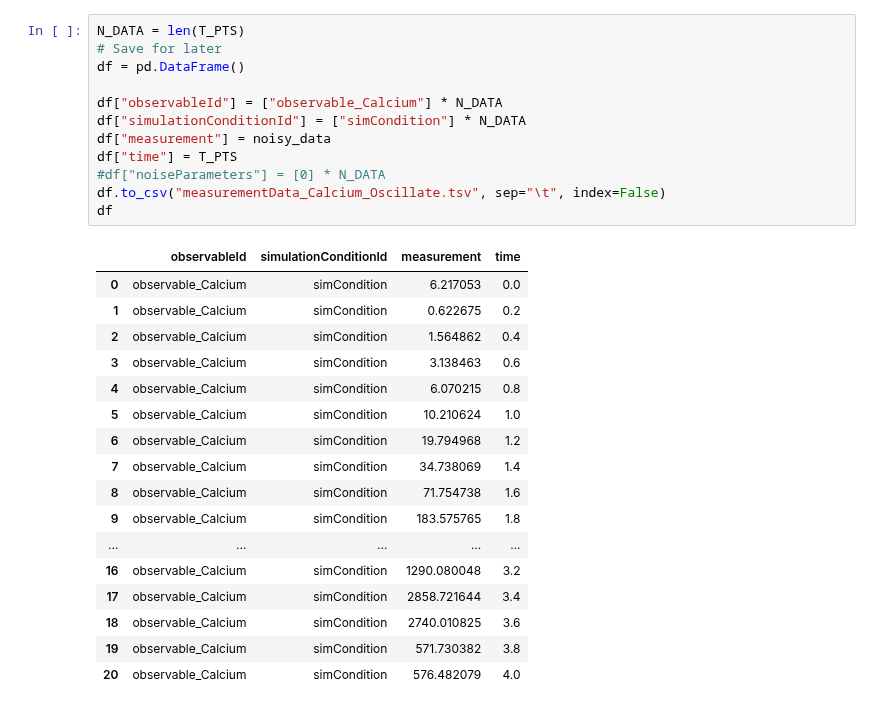
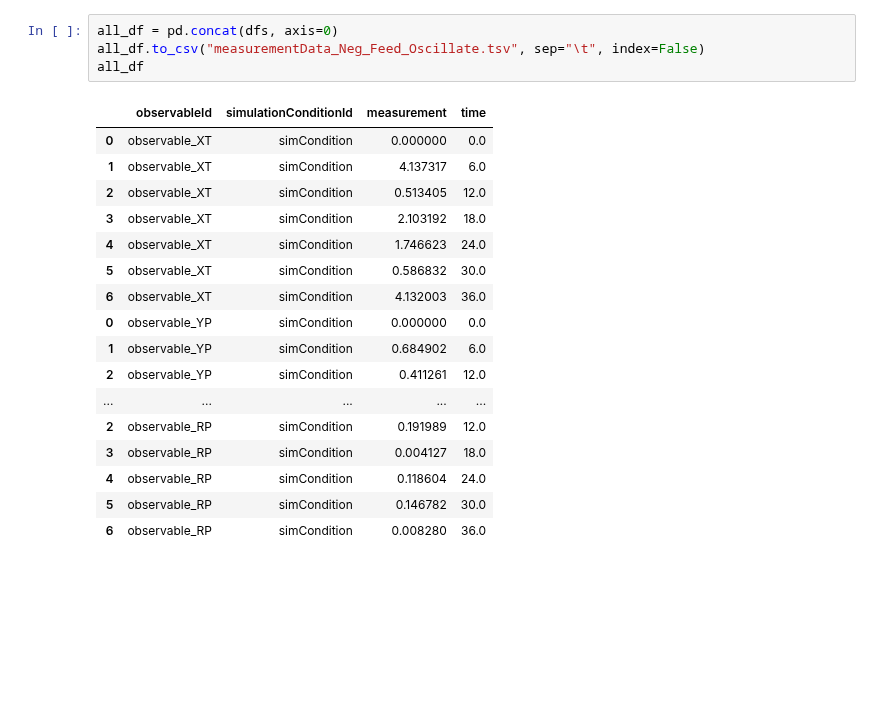
Before and after one commit to LarkinIt/BayesianBenchmark, a Jupyter notebook: Neg_Feed_Oscillate/generate_nfo_data.ipynb, the cells around one changed output. Cells and saved outputs as stored; diff of their text form; blank space fills up the shorter version.

```diff
--- a/Neg_Feed_Oscillate/generate_nfo_data.ipynb
+++ b/Neg_Feed_Oscillate/generate_nfo_data.ipynb
@@ -73,31 +80,23 @@ for i, name in enumerate(SPEC_NAMES):
-# %%
-N_DATA = len(T_PTS)
-# Save for later
-df = pd.DataFrame()
-
-df["observableId"] = ["observable_Calcium"] * N_DATA
-df["simulationConditionId"] = ["simCondition"] * N_DATA
-df["measurement"] = noisy_data
-df["time"] = T_PTS
-#df["noiseParameters"] = [0] * N_DATA
-df.to_csv("measurementData_Calcium_Oscillate.tsv", sep="\t", index=False)
-df
-# %% [output]
-|  | observableId | simulationConditionId | measurement | time |
-| 0 | observable_Calcium | simCondition | 6.217053 | 0.0 |
-| 1 | observable_Calcium | simCondition | 0.622675 | 0.2 |
-| 2 | observable_Calcium | simCondition | 1.564862 | 0.4 |
-| 3 | observable_Calcium | simCondition | 3.138463 | 0.6 |
-| 4 | observable_Calcium | simCondition | 6.070215 | 0.8 |
-| 5 | observable_Calcium | simCondition | 10.210624 | 1.0 |
-| 6 | observable_Calcium | simCondition | 19.794968 | 1.2 |
-| 7 | observable_Calcium | simCondition | 34.738069 | 1.4 |
-| 8 | observable_Calcium | simCondition | 71.754738 | 1.6 |
-| 9 | observable_Calcium | simCondition | 183.575765 | 1.8 |
-| ... | ... | ... | ... | ... |
-| 16 | observable_Calcium | simCondition | 1290.080048 | 3.2 |
-| 17 | observable_Calcium | simCondition | 2858.721644 | 3.4 |
-| 18 | observable_Calcium | simCondition | 2740.010825 | 3.6 |
-| 19 | observable_Calcium | simCondition | 571.730382 | 3.8 |
-| 20 | observable_Calcium | simCondition | 576.482079 | 4.0 |
+# %%
+all_df = pd.concat(dfs, axis=0)
+all_df.to_csv("measurementData_Neg_Feed_Oscillate.tsv", sep="\t", index=False)
+all_df
+# %% [output]
+|  | observableId | simulationConditionId | measurement | time |
+| 0 | observable_XT | simCondition | 0.000000 | 0.0 |
+| 1 | observable_XT | simCondition | 4.137317 | 6.0 |
+| 2 | observable_XT | simCondition | 0.513405 | 12.0 |
+| 3 | observable_XT | simCondition | 2.103192 | 18.0 |
+| 4 | observable_XT | simCondition | 1.746623 | 24.0 |
+| 5 | observable_XT | simCondition | 0.586832 | 30.0 |
+| 6 | observable_XT | simCondition | 4.132003 | 36.0 |
+| 0 | observable_YP | simCondition | 0.000000 | 0.0 |
+| 1 | observable_YP | simCondition | 0.684902 | 6.0 |
+| 2 | observable_YP | simCondition | 0.411261 | 12.0 |
+| ... | ... | ... | ... | ... |
+| 2 | observable_RP | simCondition | 0.191989 | 12.0 |
+| 3 | observable_RP | simCondition | 0.004127 | 18.0 |
+| 4 | observable_RP | simCondition | 0.118604 | 24.0 |
+| 5 | observable_RP | simCondition | 0.146782 | 30.0 |
+| 6 | observable_RP | simCondition | 0.008280 | 36.0 |
 # %%
```
Also changed, not shown: parts of 5 cells of this notebook, 4 other files.
